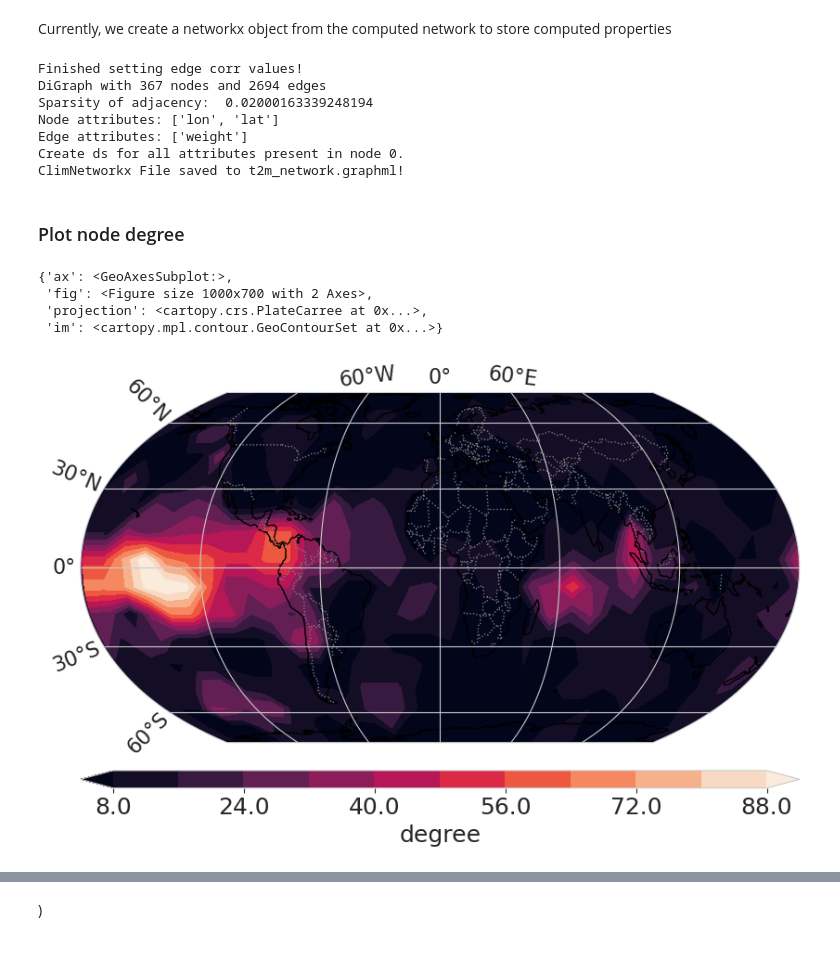
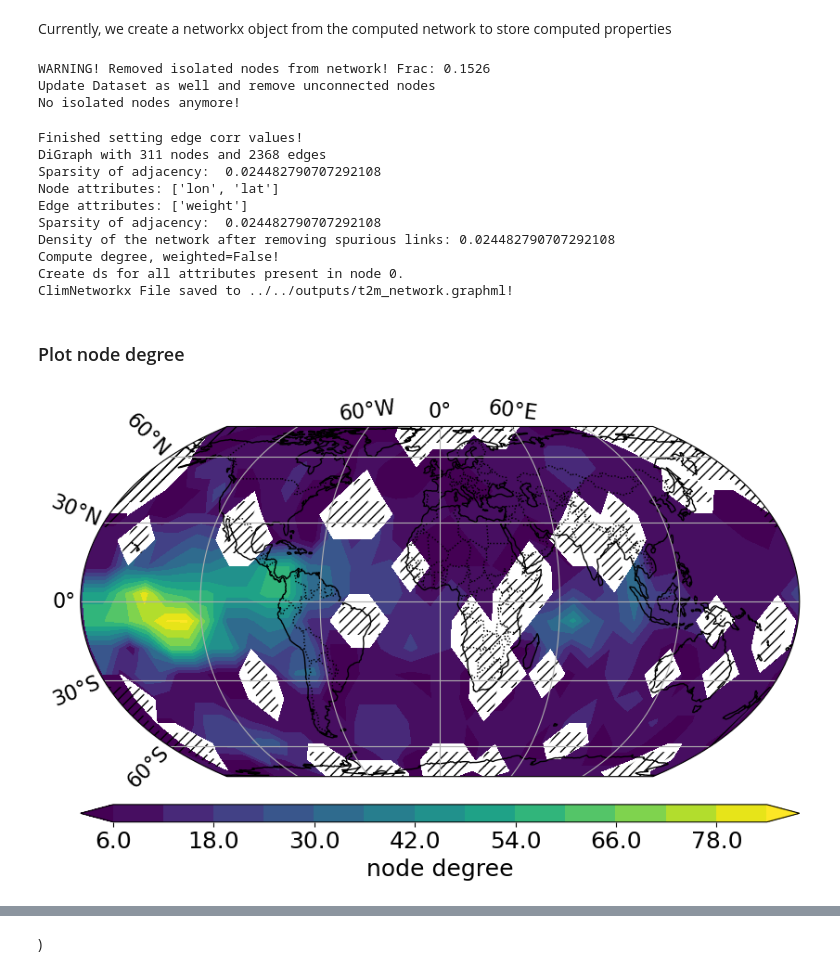
Before and after one commit to mlcs/climnet, a Jupyter notebook: bin/tutorials/create_net.ipynb, the cells around one changed output, grey strips where cells are left out. Drawn from its saved outputs; the diff is of its cells as text; code cells hidden in the pictures.

Commit message:
Updated link bundling, updated tutorial.

```diff
--- a/bin/tutorials/create_net.ipynb
+++ b/bin/tutorials/create_net.ipynb
@@ -3,18 +3,24 @@
 # %%
 import numpy as np
 from climnet.dataset import AnomalyDataset
-from climnet.network.net import load, CorrClimNet
-from climnet.network.clim_networkx import Clim_NetworkX
+import climnet.network.net as net
+import climnet.network.clim_networkx as nx
 from climnet.utils import time_utils
 import climnet.plots as cplt
+from importlib import reload
 
 # Set parameters and paths
 datapath = '../../data/t2m/2m_temperature_monthly_1979_2020.nc'
+datapath = '/home/strnad/data/era5/2m_temperature/2m_temperature_sfc_1979_2020_mon_mean.nc'
 # %% [markdown]
 ### Regridding of data to an equidistant grid
 # %%
-ds = AnomalyDataset(data_nc=datapath, var_name='t2m', grid_step=10,
-                    grid_type='fekete', detrend=True, climatology="dayofyear")
+ds = AnomalyDataset(data_nc=datapath,
+                    var_name='t2m',
+                    grid_step=10,
+                    grid_type='fekete',
+                    detrend=True,
+                    climatology="dayofyear")
 # %% [output]
 ['time', 'longitude', 'latitude']
 Rename:longitude : lon
@@ -41,7 +46,8 @@ Created dayofyearly anomalies!
 
 Here we create a network based on spearman correlations where we create the network only for correlation values with highest/lowest correlation such that the density of the network is 2%.
 # %%
-Net = CorrClimNet(ds, corr_method='spearman',
+reload(net)
+Net = net.CorrClimNet(ds, corr_method='spearman',
                   density=0.02)
 Net.create()
 # %% [output]
@@ -65,34 +110,43 @@ TypeError: _link_bundles() got an unexpected keyword argument 'bw_type'
 # %% [markdown]
 Currently, we create a networkx object from the computed network to store computed properties
 # %%
-cnx = Clim_NetworkX(dataset=ds,
+reload(nx)
+cnx = nx.Clim_NetworkX(dataset=ds,
                     network=Net,
                     weighted=True)
+print(f'Density of the network after removing spurious links: {cnx.get_sparsity()}')
+
 # Compute node degree
 cnx.compute_network_attrs('degree')
 # save network as networkx file
-cnx.save(savepath='t2m_network.graphml')
+cnx.save(savepath='../../outputs/t2m_network.graphml')
 # %% [output]
-Finished setting edge corr values!
-DiGraph with 367 nodes and 2694 edges
-Sparsity of adjacency:  0.02000163339248194
-Node attributes: ['lon', 'lat']
-Edge attributes: ['weight']
-Create ds for all attributes present in node 0.
-ClimNetworkx File saved to t2m_network.graphml!
+WARNING! Removed isolated nodes from network! Frac: 0.1526
+Update Dataset as well and remove unconnected nodes
+No isolated nodes anymore!
+Finished setting edge corr values!
+DiGraph with 311 nodes and 2368 edges
+Sparsity of adjacency:  0.024482790707292108
+Node attributes: ['lon', 'lat']
+Edge attributes: ['weight']
+Sparsity of adjacency:  0.024482790707292108
+Density of the network after removing spurious links: 0.024482790707292108
+Compute degree, weighted=False!
+Create ds for all attributes present in node 0.
+ClimNetworkx File saved to ../../outputs/t2m_network.graphml!
 # %% [markdown]
 ### Plot node degree
 # %%
-cplt.plot_map(ds, cnx.ds_nx['degree'],
-            plot_type='contourf',
-            projection='EqualEarth',
-            plt_grid=True,
-            levels=14,
-            tick_step=2,
-            round_dec=3)
+reload(cplt)
+im = cplt.plot_map(cnx.ds,
+                   cnx.ds_nx['degree'],
+                   plot_type='contourf',
+                   significant_mask=True,
+                   projection='EqualEarth',
+                   plt_grid=True,
+                   levels=14,
+                   tick_step=2,
+                   round_dec=3,
+                   label='node degree')
 # %% [output]
-{'ax': <GeoAxesSubplot:>,
- 'fig': <Figure size 1000x700 with 2 Axes>,
- 'projection': <cartopy.crs.PlateCarree at 0x...>,
- 'im': <cartopy.mpl.contour.GeoContourSet at 0x...>}
-[figure, old version]
+[figure, new version]
```
Also changed, not shown: parts of 4 cells of this notebook, 5 other files.
